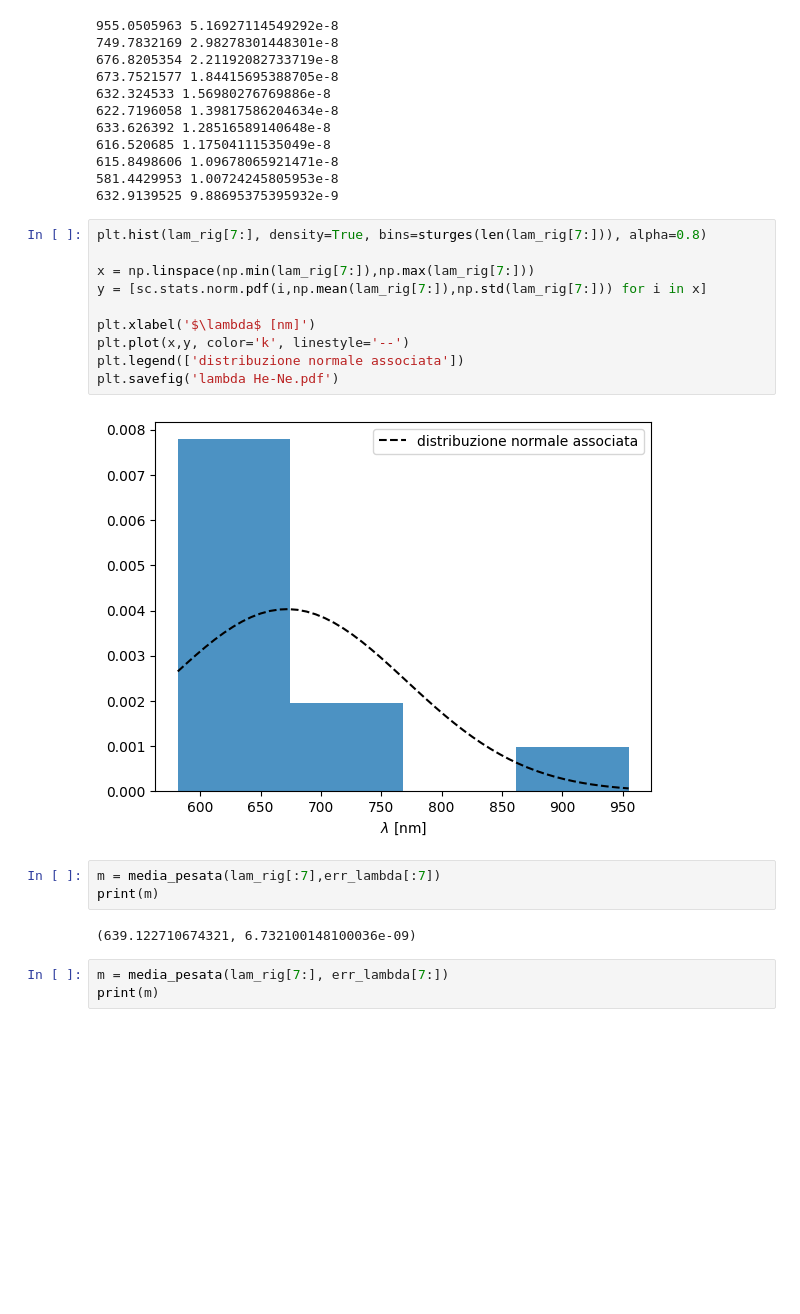
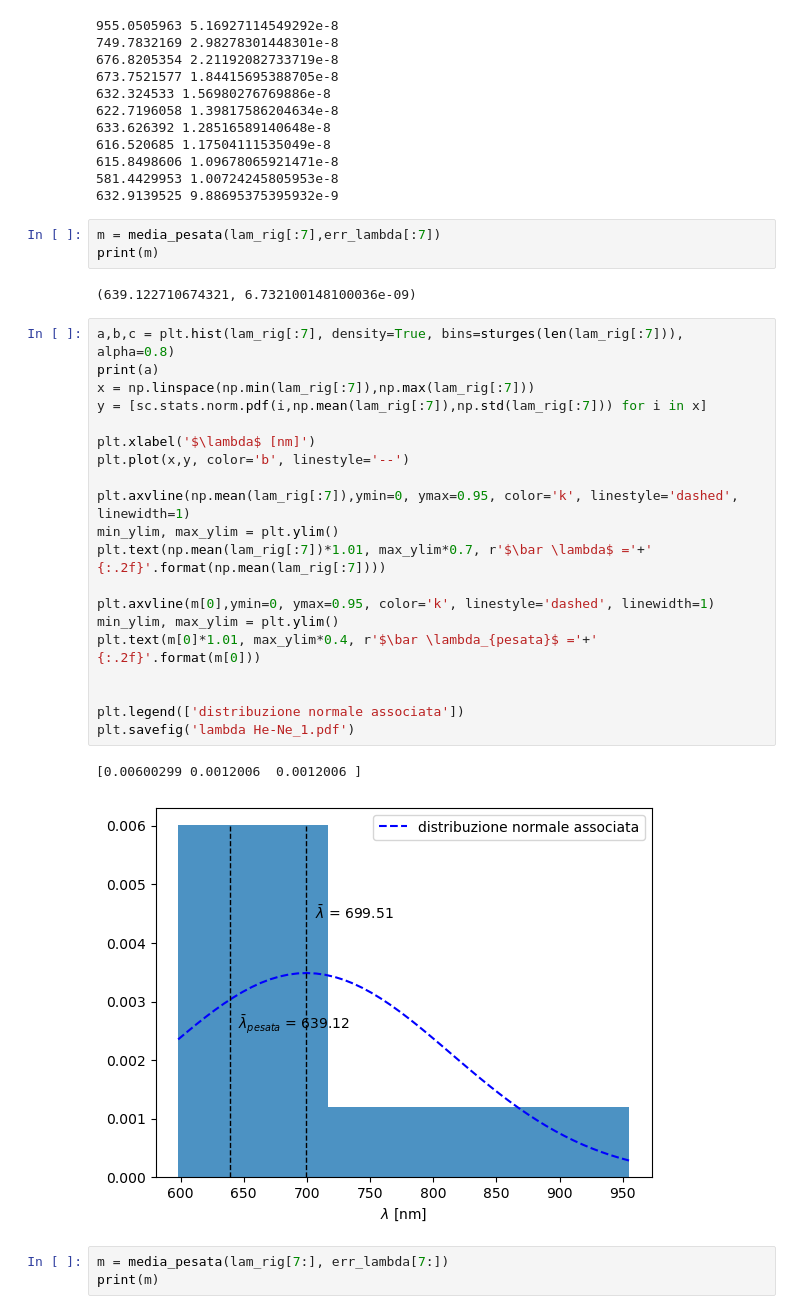
Before and after one commit to Yedi278/Lab2, a Jupyter notebook: Interferometro/Interferometro.ipynb, the cells around one changed output. Saved outputs shown, nothing was run; the diff lists cells and outputs as text; blank space fills up the shorter version.

```diff
--- a/Interferometro/Interferometro.ipynb
+++ b/Interferometro/Interferometro.ipynb
@@ -737,23 +740,34 @@ for i,j in zip(lam_rig[7:],err_lambda[7:]):
 615.8498606 1.09678065921471e-8
 581.4429953 1.00724245805953e-8
 632.9139525 9.88695375395932e-9
-# %%
-plt.hist(lam_rig[7:], density=True, bins=sturges(len(lam_rig[7:])), alpha=0.8)
-
-x = np.linspace(np.min(lam_rig[7:]),np.max(lam_rig[7:]))
-y = [sc.stats.norm.pdf(i,np.mean(lam_rig[7:]),np.std(lam_rig[7:])) for i in x]
-
-plt.xlabel('$\lambda$ [nm]')
-plt.plot(x,y, color='k', linestyle='--')
-plt.legend(['distribuzione normale associata'])
-plt.savefig('lambda He-Ne.pdf')
-# %% [output]
-[figure, removed]
 # %%
 m = media_pesata(lam_rig[:7],err_lambda[:7])
 print(m)
 # %% [output]
 (639.122710674321, 6.732100148100036e-09)
+# %%
+a,b,c = plt.hist(lam_rig[:7], density=True, bins=sturges(len(lam_rig[:7])), alpha=0.8)
+print(a)
+x = np.linspace(np.min(lam_rig[:7]),np.max(lam_rig[:7]))
+y = [sc.stats.norm.pdf(i,np.mean(lam_rig[:7]),np.std(lam_rig[:7])) for i in x]
+
+plt.xlabel('$\lambda$ [nm]')
+plt.plot(x,y, color='b', linestyle='--')
+
+plt.axvline(np.mean(lam_rig[:7]),ymin=0, ymax=0.95, color='k', linestyle='dashed', linewidth=1)
+min_ylim, max_ylim = plt.ylim()
+plt.text(np.mean(lam_rig[:7])*1.01, max_ylim*0.7, r'$\bar \lambda$ ='+' {:.2f}'.format(np.mean(lam_rig[:7])))
+
+plt.axvline(m[0],ymin=0, ymax=0.95, color='k', linestyle='dashed', linewidth=1)
+min_ylim, max_ylim = plt.ylim()
+plt.text(m[0]*1.01, max_ylim*0.4, r'$\bar \lambda_{pesata}$ ='+' {:.2f}'.format(m[0]))
+
+
+plt.legend(['distribuzione normale associata'])
+plt.savefig('lambda He-Ne_1.pdf')
+# %% [output]
+[0.00600299 0.0012006  0.0012006 ]
+[figure, added]
 # %%
 m = media_pesata(lam_rig[7:], err_lambda[7:])
 print(m)
```
Also changed, not shown: parts of 6 cells of this notebook, 9 other files.
